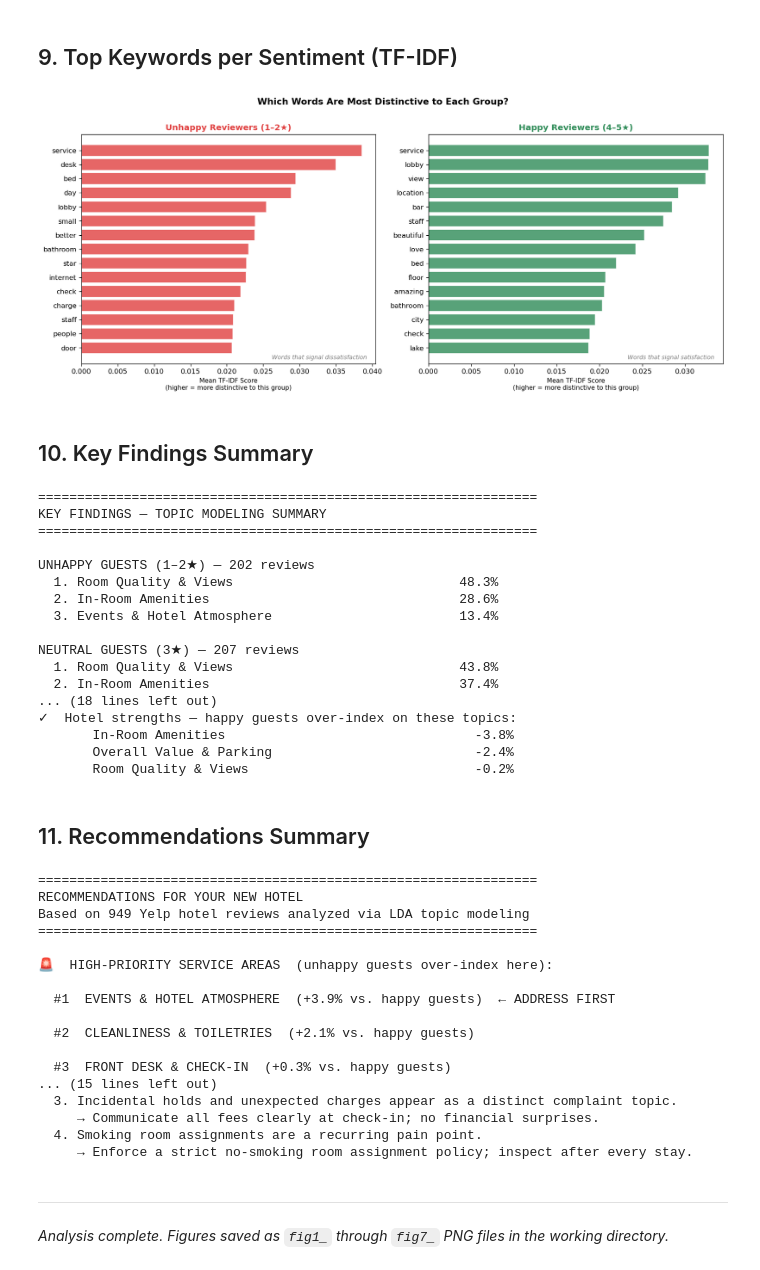
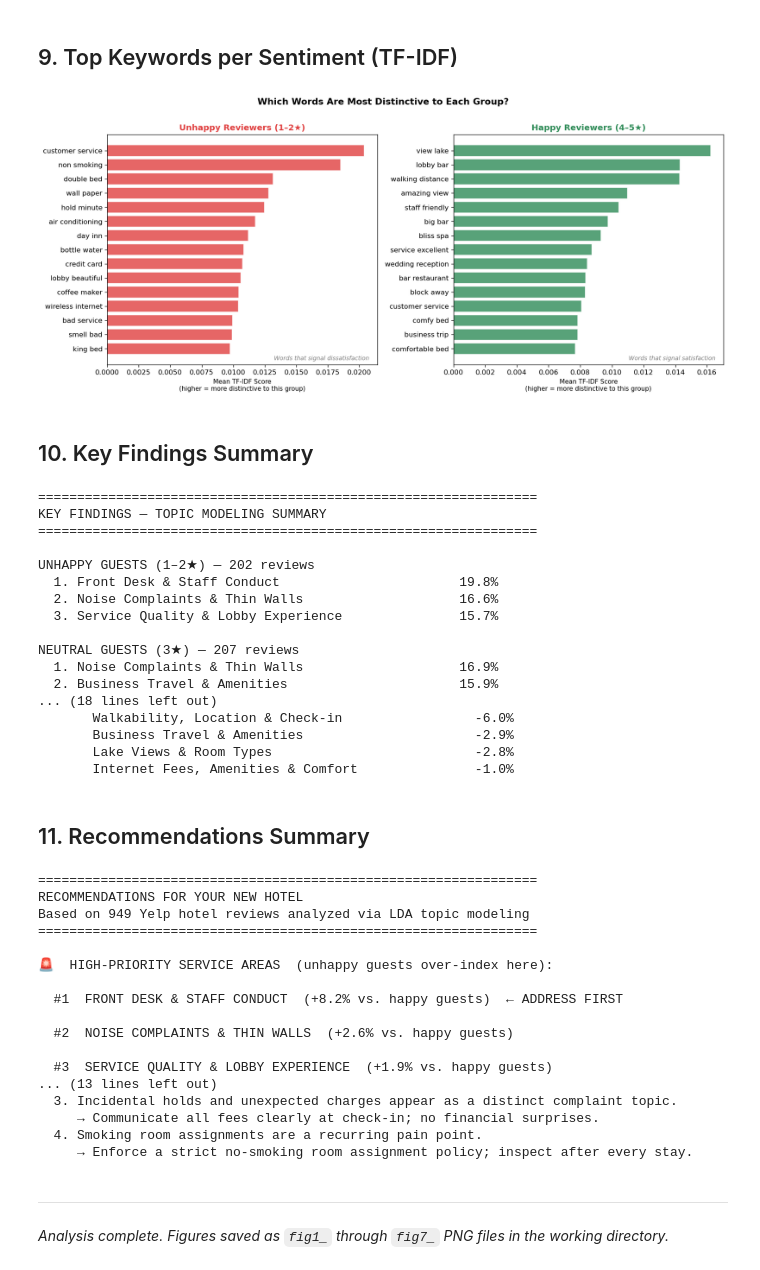
Before and after one commit to jtmcginley123/languageanalytics, a Jupyter notebook: Justus/hotel_topic_modeling.ipynb, the cells around one changed output. Cells and saved outputs as stored; diff of their text form; code cells hidden in the pictures.

```diff
--- a/Justus/hotel_topic_modeling.ipynb
+++ b/Justus/hotel_topic_modeling.ipynb
@@ -220,7 +220,7 @@ vectorizer_all = CountVectorizer(
     max_df=0.90,    # ignore terms in >90% of docs
     min_df=5,       # must appear in at least 5 reviews
     max_features=2000,
-    ngram_range=(1, 2)
+    ngram_range=(2, 3)
 )
 
 dtm_all = vectorizer_all.fit_transform(df['clean_text'])
@@ -234,7 +234,7 @@ lda_all = LatentDirichletAllocation(
 lda_all.fit(dtm_all)
 
 print(f'LDA model trained — {N_TOPICS} topics extracted from {dtm_all.shape[0]:,} reviews')
-print(f'  Vocabulary: {dtm_all.shape[1]:,} unique terms (single words + two-word phrases)')
+print(f'  Vocabulary: {dtm_all.shape[1]:,} unique terms (two-word + three-word phrases)')
 print(f'  Perplexity: {lda_all.perplexity(dtm_all):.0f}  (lower = better fit; used for model tuning only)')
 # %% [output]
 LDA model trained — 7 topics extracted from 949 reviews
@@ -285,0 +243,25 @@ Topic 6 [Cleanliness & Toiletries]
+# %%
+# Labels derived from inspecting actual (2,3)-ngram top phrases printed below.
+# Re-inspect and update any time the LDA is retrained or ngram range changes.
+TOPIC_LABELS_ALL = {
+    0: 'Service Quality & Lobby Experience',   # customer service, staff friendly, lobby beautiful, big bar, bed comfy
+    1: 'Walkability, Location & Check-in',     # within walking distance, conveniently located, non smoking, upon check
+    2: 'Internet Fees, Amenities & Comfort',   # per day internet, free internet, fitness center, bed comfortable
+    3: 'Noise Complaints & Thin Walls',        # could hear, wall thin, hear everything, next door, water pressure
+    4: 'Front Desk & Staff Conduct',           # front desk, desk clerk, called front desk, never ever
+    5: 'Lake Views & Room Types',              # view lake, beautiful view, king sized bed, late check, awesome view
+    6: 'Business Travel & Amenities'           # business traveler, free wifi, flat screen, mini bar, mag mile
+}
+
+feature_names = vectorizer_all.get_feature_names_out()
+
+def print_topics(model, feature_names, labels, n_top=15):
+    for idx, topic in enumerate(model.components_):
+        top_words = [feature_names[i] for i in topic.argsort()[:-n_top-1:-1]]
+        print(f"  Topic {idx} | {labels.get(idx, '?')}")
+        print(f"  Phrases: {', '.join(top_words)}")
+        print()
+
+print('=== TOP PHRASES PER TOPIC — ALL REVIEWS (ngram 2–3) ===')
+print('Verify: do the phrases match each topic label?\n')
+print_topics(lda_all, feature_names, TOPIC_LABELS_ALL)
@@ -608,8 +614,11 @@ Average word count by sentiment:
 ## 9. Top Keywords per Sentiment (TF-IDF)
 # %%
 # TF-IDF: which words are most distinctive to each segment
-tfidf = TfidfVectorizer(max_df=0.85, min_df=3, max_features=2000,
-                        ngram_range=(1,2), stop_words='english')
+tfidf = TfidfVectorizer(max_df=0.85,
+                        min_df=3,
+                        max_features=2000,
+                        ngram_range=(2,3),
+                        stop_words='english')
 tfidf.fit(df['clean_text'])
 
 def top_tfidf_terms(texts, tfidf_model, n=15):
@@ -617,34 +626,34 @@ def top_tfidf_terms(texts, tfidf_model, n=15):
     mean_scores = dtm.mean(axis=0).A1
     top_idx = mean_scores.argsort()[::-1][:n]
     return [(tfidf_model.get_feature_names_out()[i], mean_scores[i]) for i in top_idx]
 
 unhappy_terms = top_tfidf_terms(df_unhappy['clean_text'], tfidf)
 happy_terms   = top_tfidf_terms(df_happy['clean_text'],   tfidf)
 
 fig, axes = plt.subplots(1, 2, figsize=(14, 6))
 fig.suptitle('Which Words Are Most Distinctive to Each Group?',
              fontsize=13, fontweight='bold', y=1.01)
 
 for ax, terms, title, color, note in [
     (axes[0], unhappy_terms, 'Unhappy Reviewers (1–2★)', '#E04040', 'Words that signal dissatisfaction'),
     (axes[1], happy_terms,   'Happy Reviewers (4–5★)',   '#2E8B57', 'Words that signal satisfaction')
 ]:
     words, scores = zip(*terms)
     y = np.arange(len(words))
     ax.barh(y, scores, color=color, alpha=0.8, edgecolor='white')
     ax.set_yticks(y)
     ax.set_yticklabels(words, fontsize=10)
     ax.invert_yaxis()
     ax.set_title(title, fontsize=12, fontweight='bold', color=color)
     ax.set_xlabel('Mean TF-IDF Score\n(higher = more distinctive to this group)', fontsize=9)
     ax.text(0.97, 0.02, note, transform=ax.transAxes,
             fontsize=8.5, ha='right', color='grey', style='italic')
 
 plt.tight_layout()
 plt.savefig('fig7_tfidf_keywords.png', bbox_inches='tight')
 plt.show()
 # %% [output]
-[figure, old version]
+[figure, new version]
 # %% [markdown]
 ## 10. Key Findings Summary
 # %%
@@ -683,18 +692,18 @@ KEY FINDINGS — TOPIC MODELING SUMMARY
 ================================================================
 
 UNHAPPY GUESTS (1–2★) — 202 reviews
-  1. Room Quality & Views                             48.3%
-  2. In-Room Amenities                                28.6%
-  3. Events & Hotel Atmosphere                        13.4%
+  1. Front Desk & Staff Conduct                       19.8%
+  2. Noise Complaints & Thin Walls                    16.6%
+  3. Service Quality & Lobby Experience               15.7%
 
 NEUTRAL GUESTS (3★) — 207 reviews
-  1. Room Quality & Views                             43.8%
-  2. In-Room Amenities                                37.4%
+  1. Noise Complaints & Thin Walls                    16.9%
+  2. Business Travel & Amenities                      15.9%
 ... (18 lines left out)
-✓  Hotel strengths — happy guests over-index on these topics:
-       In-Room Amenities                                -3.8%
-       Overall Value & Parking                          -2.4%
-       Room Quality & Views                             -0.2%
+       Walkability, Location & Check-in                 -6.0%
+       Business Travel & Amenities                      -2.9%
+       Lake Views & Room Types                          -2.8%
+       Internet Fees, Amenities & Comfort               -1.0%
 # %% [markdown]
 ## 11. Recommendations Summary
 # %%
@@ -737,12 +746,12 @@ Based on 949 Yelp hotel reviews analyzed via LDA topic modeling
 
 🚨  HIGH-PRIORITY SERVICE AREAS  (unhappy guests over-index here):
 
-  #1  EVENTS & HOTEL ATMOSPHERE  (+3.9% vs. happy guests)  ← ADDRESS FIRST
+  #1  FRONT DESK & STAFF CONDUCT  (+8.2% vs. happy guests)  ← ADDRESS FIRST
 
-  #2  CLEANLINESS & TOILETRIES  (+2.1% vs. happy guests)
+  #2  NOISE COMPLAINTS & THIN WALLS  (+2.6% vs. happy guests)
 
-  #3  FRONT DESK & CHECK-IN  (+0.3% vs. happy guests)
-... (15 lines left out)
+  #3  SERVICE QUALITY & LOBBY EXPERIENCE  (+1.9% vs. happy guests)
+... (13 lines left out)
   3. Incidental holds and unexpected charges appear as a distinct complaint topic.
      → Communicate all fees clearly at check-in; no financial surprises.
   4. Smoking room assignments are a recurring pain point.
```
Also changed, not shown: parts of 11 cells of this notebook.
